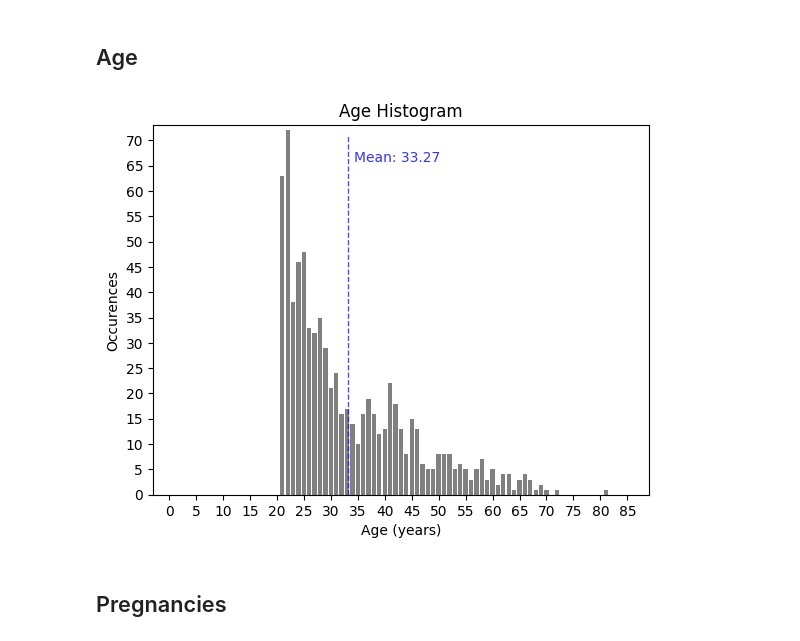
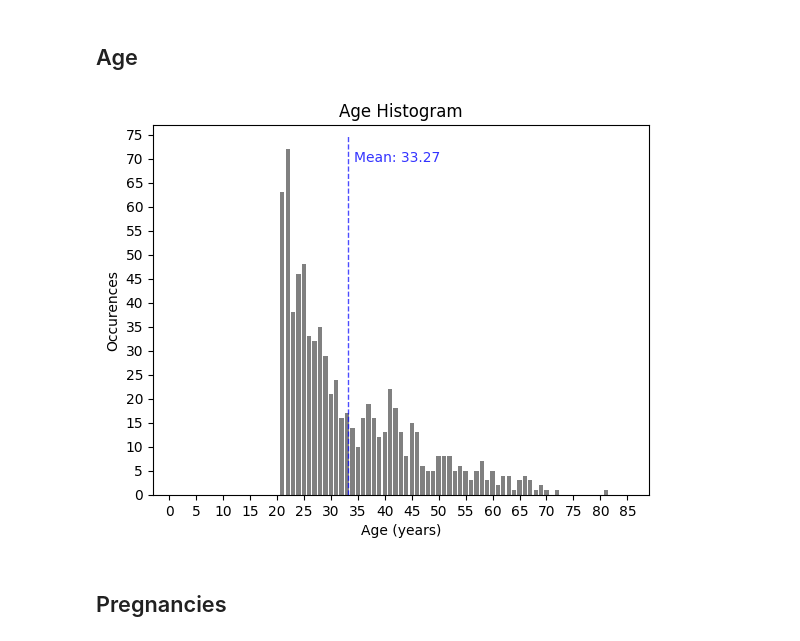
Before and after one commit to Bluxen/DA-Project1, a Jupyter notebook: 13_diabetes_prediction.ipynb, the cells around one changed output. Cells and saved outputs as stored; diff of their text form; code cells hidden in the pictures.

```diff
--- a/13_diabetes_prediction.ipynb
+++ b/13_diabetes_prediction.ipynb
@@ -45,28 +46,28 @@ The diabetes dataset is a widely used dataset in machine learning and healthcare
 # %%
 # get minimum and maximum age
 min_age = diabetes['Age'].min()
 max_age = diabetes['Age'].max()
 
 # calculate average age
 average_age = diabetes['Age'].mean()
 
 # show histogram of age
 counts, bins, patches = plt.hist(diabetes['Age'], bins=range(0, max_age + 2), align='left', rwidth=0.8, color='gray')
 plt.xticks(range(0, max_age + 5, 5))
 plt.xlim([0 - 3, max_age + 8])
-plt.ylim([0, counts.max() + 1])
+plt.ylim([0, counts.max() + 5])
 plt.locator_params(axis='y', nbins=20)
 
 # show mean on histogram
 plt.vlines(average_age, 0, plt.ylim()[1] * 0.97, colors='blue', linestyles='dashed', linewidth=1, alpha=0.7)
 plt.text(average_age + 1, plt.ylim()[1] * 0.9, 'Mean: {:.2f}'.format(average_age), color='blue', alpha=0.8)
 
 plt.title('Age Histogram')
 plt.xlabel('Age (years)')
 plt.ylabel('Occurences')
 plt.show()
 # %% [output]
-[figure, old version]
+[figure, new version]
 # %% [markdown]
 ## Pregnancies
 # %%
```
Also changed, not shown: parts of 3 cells of this notebook.
